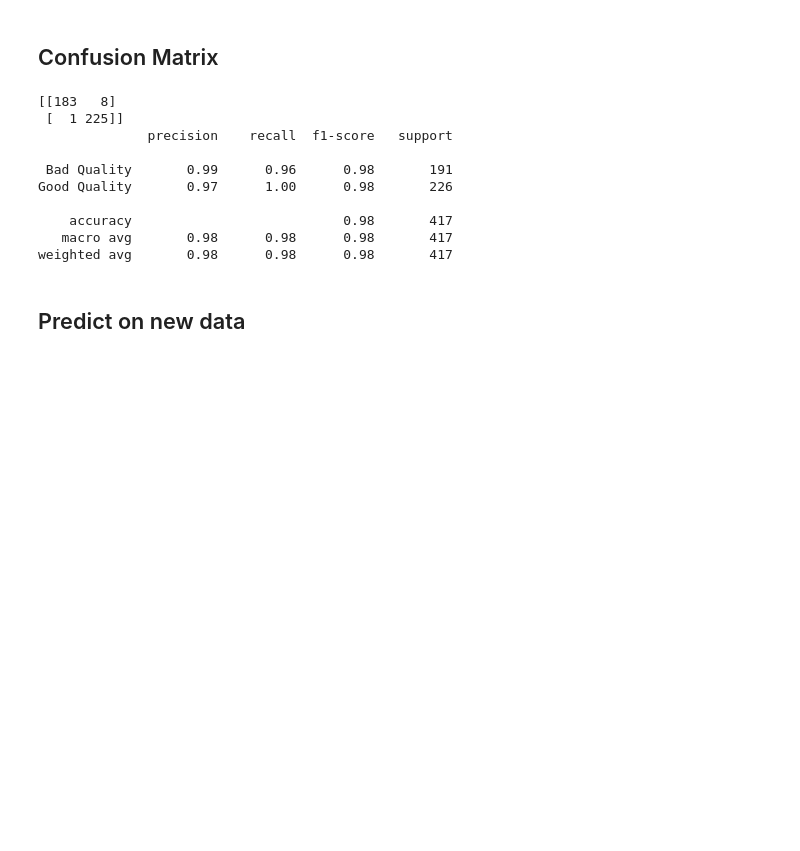
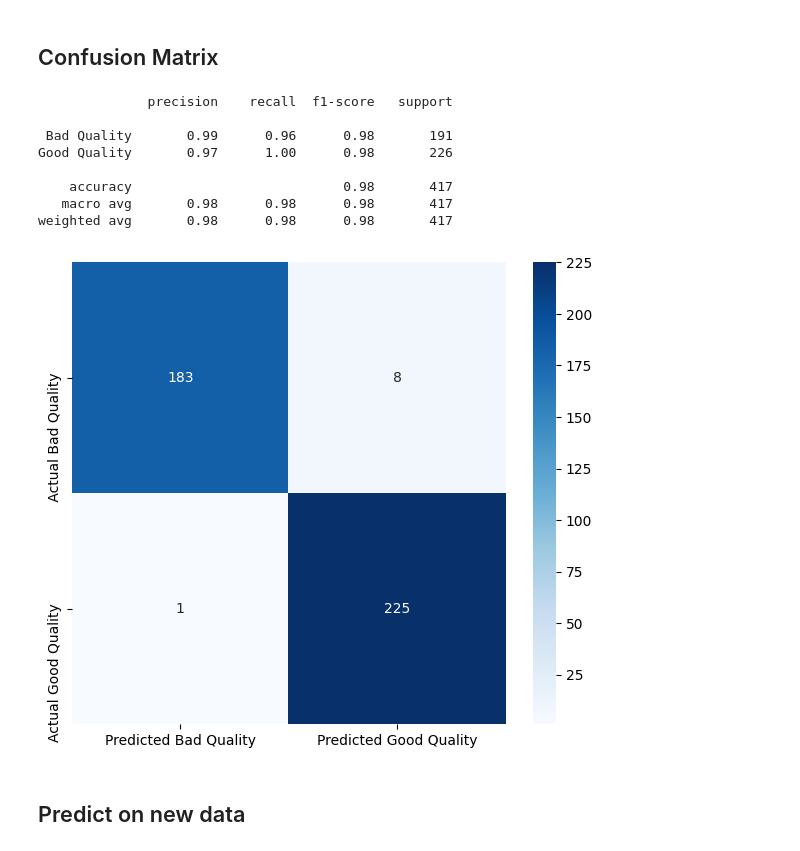
Before and after one commit to Dante-Cadiz/lemon-qualitycontrol, a Jupyter notebook: jupyter_notebooks/Modelling and Evaluation.ipynb, the cells around one changed output. Cells and saved outputs as stored; diff of their text form; code cells hidden in the pictures; blank space fills up the shorter version.

Commit message:
Improve heatmap annotation for confusion matrix, save image

```diff
--- a/jupyter_notebooks/Modelling and Evaluation.ipynb
+++ b/jupyter_notebooks/Modelling and Evaluation.ipynb
@@ -445,21 +445,29 @@ joblib.dump(value=evaluation ,
 # %%
 from sklearn.metrics import classification_report, confusion_matrix
 pred = model.predict(test_set)
 y_pred = np.concatenate(np.round(pred).astype(int))
 target_names = ['Bad Quality', 'Good Quality']
-print(confusion_matrix(test_set.classes, y_pred))
+confusion_matrix = confusion_matrix(test_set.classes, y_pred)
+plt.figure(figsize=(7,6))
+sns.heatmap(confusion_matrix,
+            annot=True,
+            fmt='g',
+            cmap='Blues',
+            xticklabels=['Predicted Bad Quality', 'Predicted Good Quality'],
+            yticklabels=[' Actual Bad Quality', 'Actual Good Quality'],
+)
+plt.savefig(f'{file_path}/confusion_matrix.png', bbox_inches='tight', dpi=150)
 print(classification_report(test_set.classes, y_pred, target_names=target_names))
 # %% [output]
-[[183   8]
- [  1 225]]
               precision    recall  f1-score   support
 
  Bad Quality       0.99      0.96      0.98       191
 Good Quality       0.97      1.00      0.98       226
 
     accuracy                           0.98       417
    macro avg       0.98      0.98      0.98       417
 weighted avg       0.98      0.98      0.98       417
+[figure, added]
 # %% [markdown]
 ## Predict on new data
 # %% [markdown]
```
Also changed, not shown: 1 other file.
